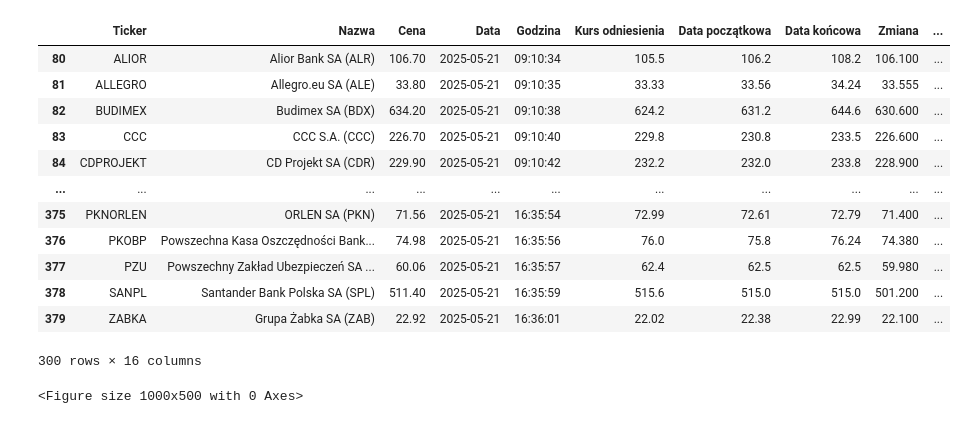
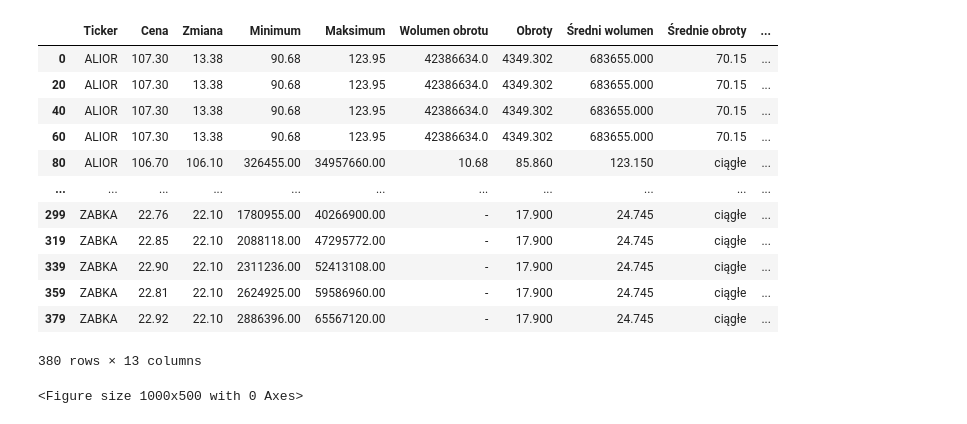
Before and after one commit to edekjdk/python-scraper-bankier-pl, a Jupyter notebook: notebooks/Untitled.ipynb, the cells around one changed output. Saved outputs shown, nothing was run; the diff lists cells and outputs as text; code cells hidden in the pictures.

Commit message:
new data - scrap fix

```diff
--- a/notebooks/Untitled.ipynb
+++ b/notebooks/Untitled.ipynb
@@ -4,23 +4,32 @@ from utils import draw_plot
 # %%
 data = '../data/data2.csv'
 table = pd.read_csv(data)
+for col in ['Cena', 'Zmiana', 'Minimum', 'Maksimum', 'Wolumen obrotu', 'Obroty', 'Średni wolumen', 'Średnie obroty']:
+    if col in table.columns:
+        table[col] = table[col].apply(parse_number)
 # %%
-table = table[table.Data == '2025-05-21']
+table["Datetime"] = pd.to_datetime(table["Data"] + " " + table["Godzina"])
+table.sort_values(["Ticker", "Datetime"], inplace=True)
+table["Zwrot"] = table.groupby("Ticker")["Cena"].pct_change() * 100
+table["Spread"] = table["Maksimum"] - table["Minimum"]
+table["Wolumen"] = table["Wolumen obrotu"]
+table["Godzina"] = table["Datetime"].dt.hour
+table = table[['Ticker','Cena', 'Zmiana', 'Minimum', 'Maksimum', 'Wolumen obrotu', 'Obroty', 'Średni wolumen', 'Średnie obroty', 'Zwrot', 'Spread', 'Wolumen','Godzina']]
 table
 # %% [output]
-|  | Ticker | Nazwa | Cena | Data | Godzina | Kurs odniesienia | Data początkowa | Data końcowa | Zmiana | ... |
-| 80 | ALIOR | Alior Bank SA (ALR) | 106.70 | 2025-05-21 | 09:10:34 | 105.5 | 106.2 | 108.2 | 106.100 | ... |
-| 81 | ALLEGRO | Allegro.eu SA (ALE) | 33.80 | 2025-05-21 | 09:10:35 | 33.33 | 33.56 | 34.24 | 33.555 | ... |
-| 82 | BUDIMEX | Budimex SA (BDX) | 634.20 | 2025-05-21 | 09:10:38 | 624.2 | 631.2 | 644.6 | 630.600 | ... |
-| 83 | CCC | CCC S.A. (CCC) | 226.70 | 2025-05-21 | 09:10:40 | 229.8 | 230.8 | 233.5 | 226.600 | ... |
-| 84 | CDPROJEKT | CD Projekt SA (CDR) | 229.90 | 2025-05-21 | 09:10:42 | 232.2 | 232.0 | 233.8 | 228.900 | ... |
+|  | Ticker | Cena | Zmiana | Minimum | Maksimum | Wolumen obrotu | Obroty | Średni wolumen | Średnie obroty | ... |
+| 0 | ALIOR | 107.30 | 13.38 | 90.68 | 123.95 | 42386634.0 | 4349.302 | 683655.000 | 70.15 | ... |
+| 20 | ALIOR | 107.30 | 13.38 | 90.68 | 123.95 | 42386634.0 | 4349.302 | 683655.000 | 70.15 | ... |
+| 40 | ALIOR | 107.30 | 13.38 | 90.68 | 123.95 | 42386634.0 | 4349.302 | 683655.000 | 70.15 | ... |
+| 60 | ALIOR | 107.30 | 13.38 | 90.68 | 123.95 | 42386634.0 | 4349.302 | 683655.000 | 70.15 | ... |
+| 80 | ALIOR | 106.70 | 106.10 | 326455.00 | 34957660.00 | 10.68 | 85.860 | 123.150 | ciągłe | ... |
 | ... | ... | ... | ... | ... | ... | ... | ... | ... | ... | ... |
-| 375 | PKNORLEN | ORLEN SA (PKN) | 71.56 | 2025-05-21 | 16:35:54 | 72.99 | 72.61 | 72.79 | 71.400 | ... |
-| 376 | PKOBP | Powszechna Kasa Oszczędności Bank... | 74.98 | 2025-05-21 | 16:35:56 | 76.0 | 75.8 | 76.24 | 74.380 | ... |
-| 377 | PZU | Powszechny Zakład Ubezpieczeń SA ... | 60.06 | 2025-05-21 | 16:35:57 | 62.4 | 62.5 | 62.5 | 59.980 | ... |
-| 378 | SANPL | Santander Bank Polska SA (SPL) | 511.40 | 2025-05-21 | 16:35:59 | 515.6 | 515.0 | 515.0 | 501.200 | ... |
-| 379 | ZABKA | Grupa Żabka SA (ZAB) | 22.92 | 2025-05-21 | 16:36:01 | 22.02 | 22.38 | 22.99 | 22.100 | ... |
+| 299 | ZABKA | 22.76 | 22.10 | 1780955.00 | 40266900.00 | - | 17.900 | 24.745 | ciągłe | ... |
+| 319 | ZABKA | 22.85 | 22.10 | 2088118.00 | 47295772.00 | - | 17.900 | 24.745 | ciągłe | ... |
+| 339 | ZABKA | 22.90 | 22.10 | 2311236.00 | 52413108.00 | - | 17.900 | 24.745 | ciągłe | ... |
+| 359 | ZABKA | 22.81 | 22.10 | 2624925.00 | 59586960.00 | - | 17.900 | 24.745 | ciągłe | ... |
+| 379 | ZABKA | 22.92 | 22.10 | 2886396.00 | 65567120.00 | - | 17.900 | 24.745 | ciągłe | ... |
-300 rows × 16 columns
+380 rows × 13 columns
 # %%
 draw_plot("PKOBP", table)
 # %% [output]
```
Also changed, not shown: parts of 1 cell of this notebook, 5 other files.
